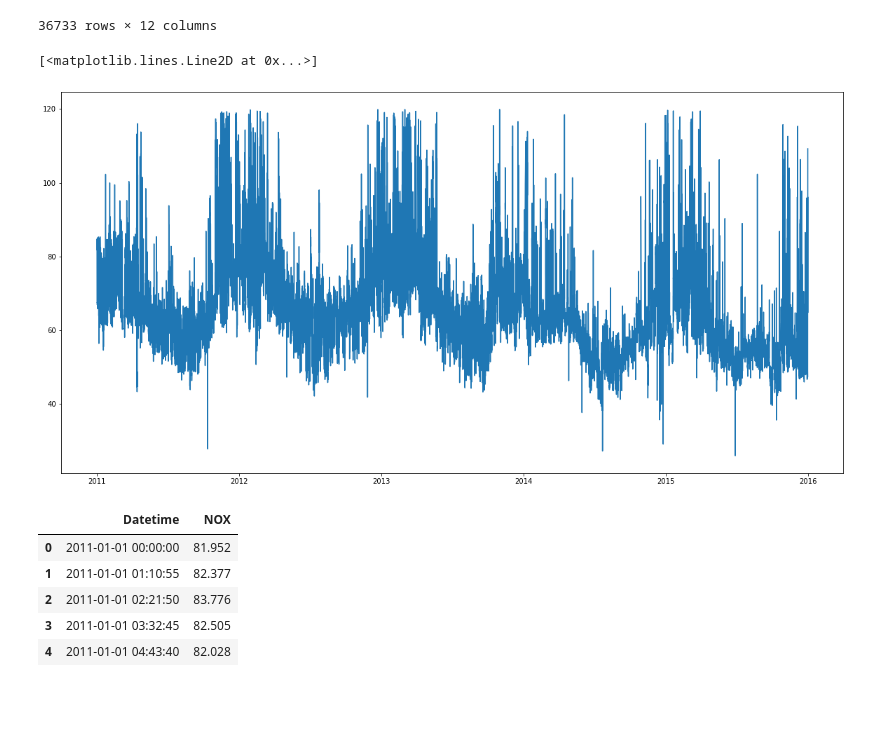
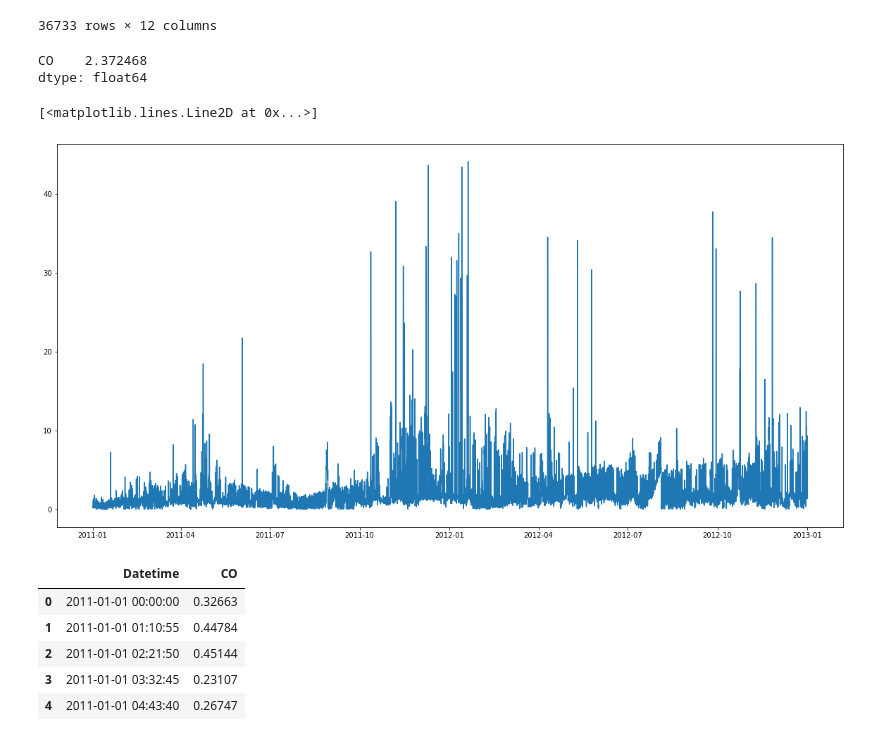
Before and after one commit to gil612/APP_P5, a Jupyter notebook: Prediction_LSTM.ipynb, the cells around one changed output. Cells and saved outputs as stored; diff of their text form; code cells hidden in the pictures; blank space fills up the shorter version.

```diff
--- a/Prediction_LSTM.ipynb
+++ b/Prediction_LSTM.ipynb
@@ -12,6 +10,6 @@ from keras.layers import LSTM,Dropout,Dense
 from sklearn.preprocessing import MinMaxScaler
 import tensorflow.keras as keras
 # %%
-conox = "NOX"
+conox = "CO"
 # %%
 df = pd.read_parquet('gt2011-gt2015.parquet')
@@ -30,14 +29,21 @@ df
 | 36731 | 5.8837 | 1028.7 | 94.200 | 3.9831 | 23.563 | 1076.9 | 550.11 | 131.41 | 11.771 | 3.31340 | 64.738 | ... |
 | 36732 | 6.0392 | 1028.8 | 94.547 | 3.8752 | 22.524 | 1067.9 | 548.23 | 125.41 | 11.462 | 11.98100 | 109.240 | ... |
 36733 rows × 12 columns
+# %%
+df[['CO']].mean()
+# %% [output]
+CO    2.372468
+dtype: float64
 # %%
 df = df[['Datetime', conox]]
 df.index = df['Datetime']
+# %%
+df = df.drop(df[df['Datetime']>'2013-1-1'].index)
 # %%
-plt.plot(df[conox],label='NOx Emission')
+plt.plot(df[conox],label='CO Emission')
 # %% [output]
 [<matplotlib.lines.Line2D at 0x...>]
-[figure, old version]
+[figure, new version]
 # %%
 # Data Preparation
 data = pd.DataFrame(index=range(0,len(df)),columns=['Datetime',conox])
@@ -46,9 +52,9 @@ for i in range(0,len(data)):
     data[conox][i]=df[conox][i]
 data.head()
 # %% [output]
-|  | Datetime | NOX |
-| 0 | 2011-01-01 00:00:00 | 81.952 |
-| 1 | 2011-01-01 01:10:55 | 82.377 |
-| 2 | 2011-01-01 02:21:50 | 83.776 |
-| 3 | 2011-01-01 03:32:45 | 82.505 |
-| 4 | 2011-01-01 04:43:40 | 82.028 |
+|  | Datetime | CO |
+| 0 | 2011-01-01 00:00:00 | 0.32663 |
+| 1 | 2011-01-01 01:10:55 | 0.44784 |
+| 2 | 2011-01-01 02:21:50 | 0.45144 |
+| 3 | 2011-01-01 03:32:45 | 0.23107 |
+| 4 | 2011-01-01 04:43:40 | 0.26747 |
```
Also changed, not shown: parts of 23 cells of this notebook.
